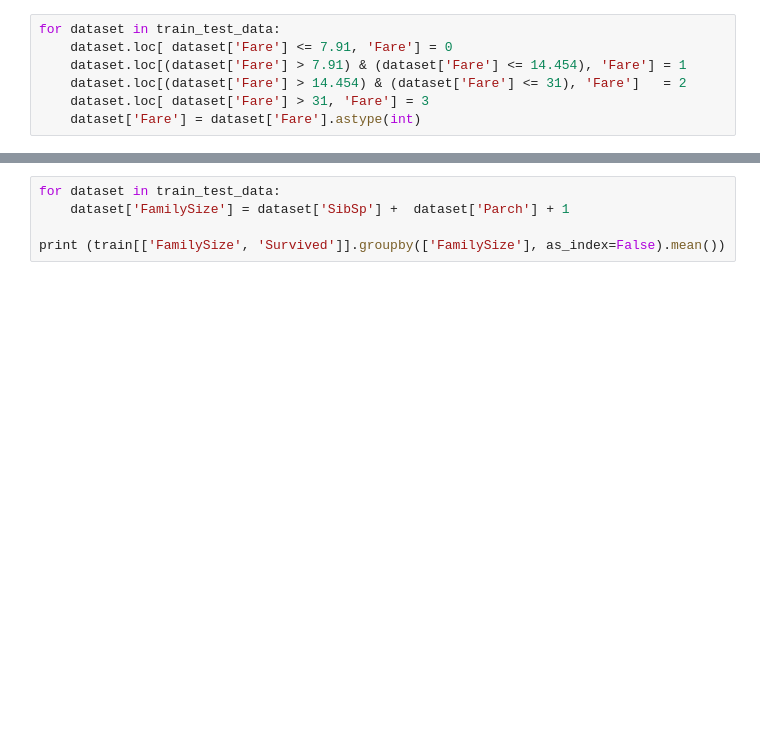
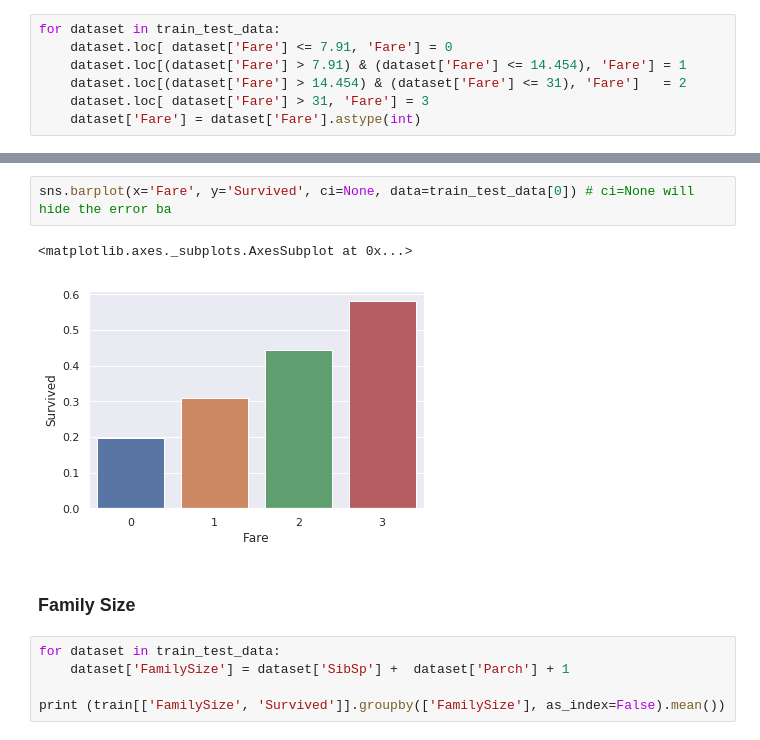
Before and after one commit to guillaumethomas/kaggle_titanic, a Jupyter notebook: titanic_2.ipynb, the cells around one changed output, grey strips where cells are left out. Saved outputs shown, nothing was run; the diff lists cells and outputs as text; blank space fills up the shorter version.

```diff
--- a/titanic_2.ipynb
+++ b/titanic_2.ipynb
@@ -926,6 +964,13 @@ train.head()
 | 2 | 3 | 1 | 3 | Heikkinen, Miss. Laina | 1 | 3 | 0 | 0 | STON/O2. 3101282 | 1 | ... |
 | 3 | 4 | 1 | 1 | Futrelle, Mrs. Jacques Heath (Lil... | 1 | 4 | 1 | 0 | 113803 | 3 | ... |
 | 4 | 5 | 0 | 3 | Allen, Mr. William Henry | 0 | 4 | 0 | 0 | 373450 | 1 | ... |
+# %%
+sns.barplot(x='Fare', y='Survived', ci=None, data=train_test_data[0]) # ci=None will hide the error ba
+# %% [output]
+<matplotlib.axes._subplots.AxesSubplot at 0x...>
+[figure, added]
+# %% [markdown]
+### Family Size
 # %%
 for dataset in train_test_data:
     dataset['FamilySize'] = dataset['SibSp'] +  dataset['Parch'] + 1
```
Also changed, not shown: parts of 82 cells of this notebook.
